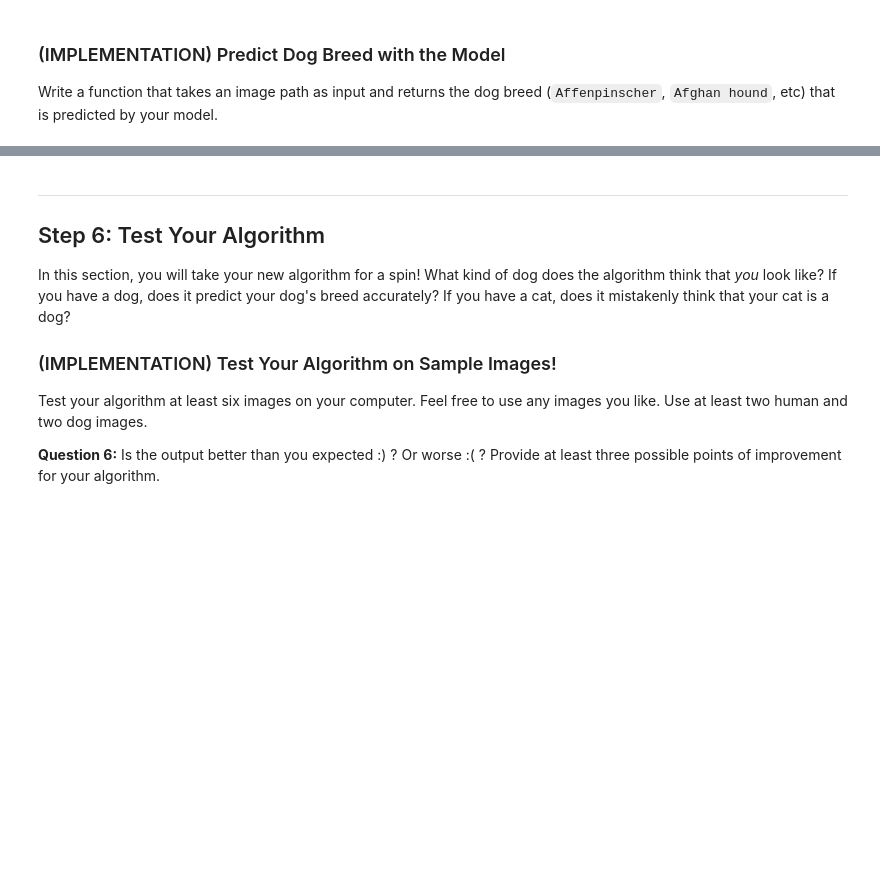
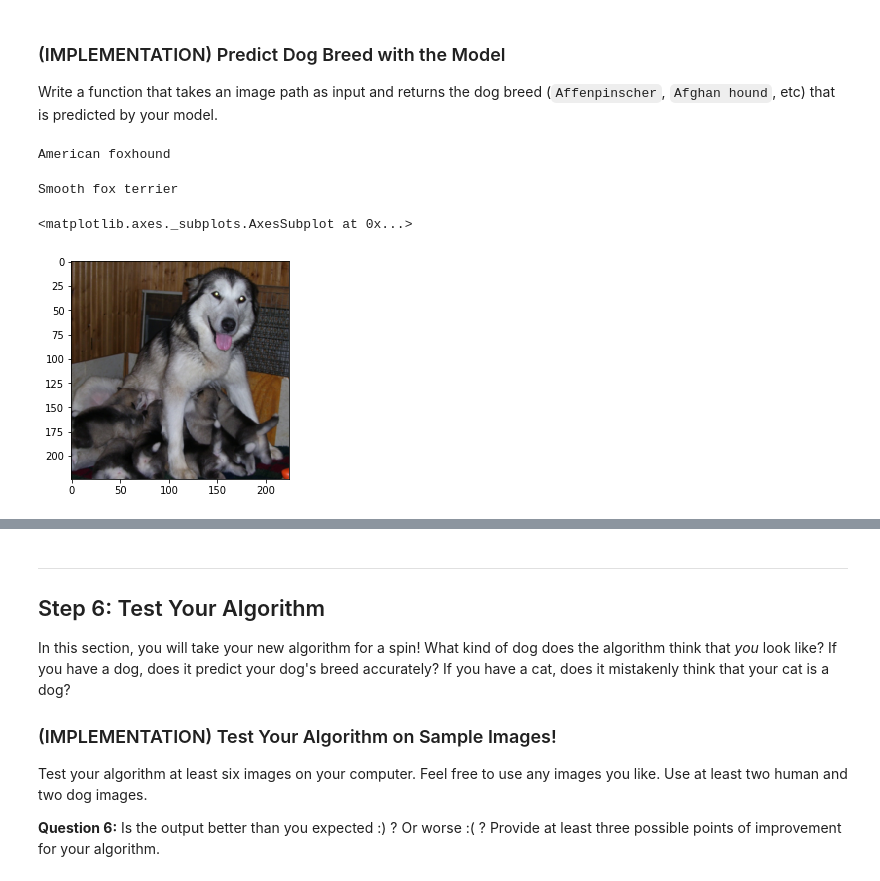
Before and after one commit to JonHasan/DeepLearning-Nanodegree, a Jupyter notebook: Unit2ConvolutionalNeuralNetworks/dog_app.ipynb, the cells around one changed output, grey strips where cells are left out. Drawn from its saved outputs; the diff is of its cells as text; code cells hidden in the pictures; blank space fills up the shorter version.

```diff
--- a/Unit2ConvolutionalNeuralNetworks/dog_app.ipynb
+++ b/Unit2ConvolutionalNeuralNetworks/dog_app.ipynb
@@ -943,13 +932,28 @@ test_loader = torch.utils.data.DataLoader(test_data, batch_size=batch_size,
 
 Use transfer learning to create a CNN to classify dog breed.  Use the code cell below, and save your initialized model as the variable `model_transfer`.
 # %%
+import torch
 import torchvision.models as models
 import torch.nn as nn
 
 ## TODO: Specify model architecture
-model_transfer = models.resnet152(pretrained = True)
+model_transfer = models.resnet152(pretrained=True)
 
-print(model_transfer)
+# check if CUDA is available
+use_cuda = torch.cuda.is_available()
+
+
+
+for param in model_transfer.parameters():
+    param.requires_grad = False
+
+
+
+classifier = nn.Sequential(nn.Linear(2048, 133))
+
+
+model_transfer.fc = classifier
+
 
 if use_cuda:
     model_transfer = model_transfer.cuda()
@@ -967,7 +979,7 @@ Use the next code cell to specify a [loss function](http://pytorch.org/docs/mast
 import torch.optim as optim
 
 criterion_transfer = nn.CrossEntropyLoss()
-optimizer_transfer = optim.SGD(resnet152.classifier.parameters(), lr = .01)
+optimizer_transfer = optim.SGD(model_transfer.fc.parameters(), lr = .01)
 # %% [markdown]
 ### (IMPLEMENTATION) Train and Validate the Model
 
@@ -975,6 +1064,7 @@ Train and validate your model in the code cell below.  [Save the final model par
 # %%
+
 # train the model
-model_transfer =  train(n_epochs, loaders_transfer, model_transfer, optimizer_transfer, criterion_transfer, use_cuda, 'model_transfer.pt')
+model_transfer =  train(10, loaders_transfer, model_transfer, optimizer_transfer, criterion_transfer, use_cuda, 'model_transfer.pt')
 
 # load the model that got the best validation accuracy (uncomment the line below)
 model_transfer.load_state_dict(torch.load('model_transfer.pt'))
@@ -981,3 +1081,5 @@ model_transfer.load_state_dict(torch.load('model_transfer.pt'))
+# %%
+model_transfer.load_state_dict(torch.load('model_transfer.pt'))
 # %% [markdown]
 ### (IMPLEMENTATION) Test the Model
 
@@ -988,6 +1124,12 @@ test(loaders_transfer, model_transfer, criterion_transfer, use_cuda)
 ### (IMPLEMENTATION) Predict Dog Breed with the Model
 
 Write a function that takes an image path as input and returns the dog breed (`Affenpinscher`, `Afghan hound`, etc) that is predicted by your model.
+# %%
+class_names = [item[4:].replace("_", " ") for item in test_data.classes]
+
+print(class_names[6])
+# %% [output]
+American foxhound
 # %%
 ### TODO: Write a function that takes a path to an image as input
 ### and returns the dog breed that is predicted by the model.
@@ -1001,3 +1178,17 @@ def predict_breed_transfer(img_path):
+# %%
+x= predict_breed_transfer(dog_files[968])
+
+print(x)
+
+y = process_image(dog_files[968])
+
+y = torch.from_numpy(y)
+
+imshow(y)
+# %% [output]
+Smooth fox terrier
+<matplotlib.axes._subplots.AxesSubplot at 0x...>
+[figure, added]
 # %% [markdown]
 ---
 <a id='step5'></a>
```
Also changed, not shown: parts of 42 cells of this notebook.
